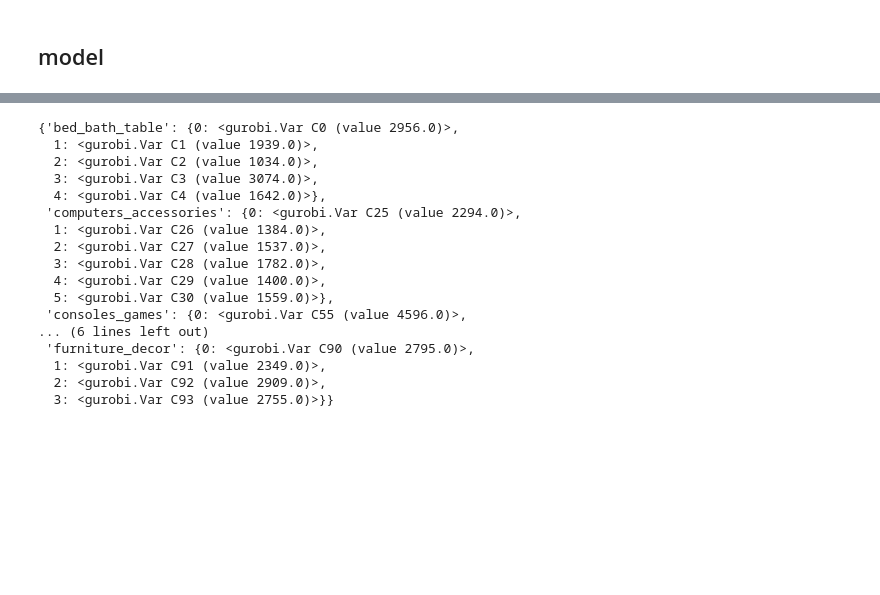
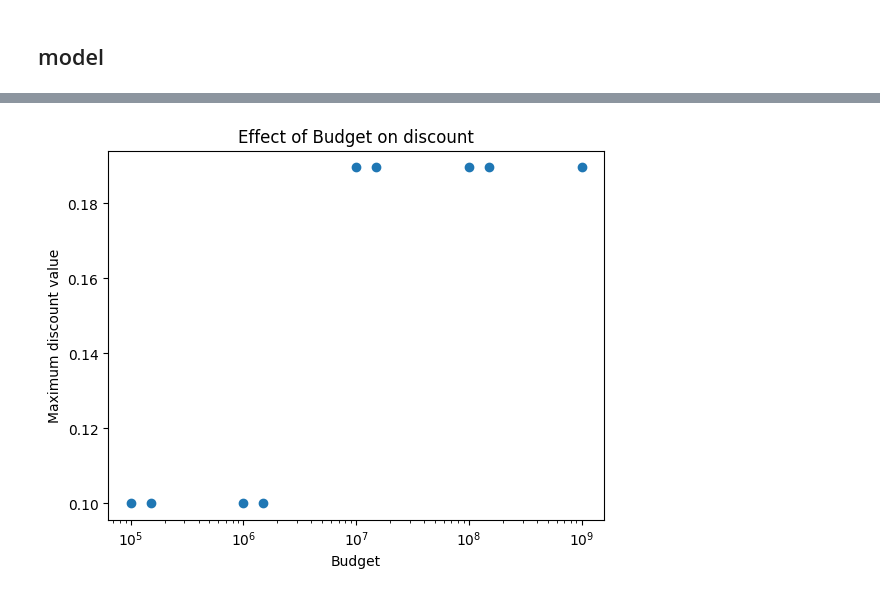
Before and after one commit to owowouwu/optimisation-ass-2, a Jupyter notebook: model_experiments.ipynb, the cells around one changed output, grey strips where cells are left out. Cells and saved outputs as stored; diff of their text form; code cells hidden in the pictures; blank space fills up the shorter version.

```diff
--- a/model_experiments.ipynb
+++ b/model_experiments.ipynb
@@ -247,20 +335,13 @@ AttributeError: module 'matplotlib' has no attribute 'get_data_path'
 # %%
+# plot objective function values against discount factors
+plt.scatter(Budget, discount1)
+plt.xlabel("Budget")
+plt.ylabel("Maximum discount value")
+plt.title("Effect of Budget on discount")
+plt.xscale('log')
+plt.show()
+
+#plt.savefig('Effect of Budget on discount')
 # %% [output]
-{'bed_bath_table': {0: <gurobi.Var C0 (value 2956.0)>,
-  1: <gurobi.Var C1 (value 1939.0)>,
-  2: <gurobi.Var C2 (value 1034.0)>,
-  3: <gurobi.Var C3 (value 3074.0)>,
-  4: <gurobi.Var C4 (value 1642.0)>},
- 'computers_accessories': {0: <gurobi.Var C25 (value 2294.0)>,
-  1: <gurobi.Var C26 (value 1384.0)>,
-  2: <gurobi.Var C27 (value 1537.0)>,
-  3: <gurobi.Var C28 (value 1782.0)>,
-  4: <gurobi.Var C29 (value 1400.0)>,
-  5: <gurobi.Var C30 (value 1559.0)>},
- 'consoles_games': {0: <gurobi.Var C55 (value 4596.0)>,
-... (6 lines left out)
- 'furniture_decor': {0: <gurobi.Var C90 (value 2795.0)>,
-  1: <gurobi.Var C91 (value 2349.0)>,
-  2: <gurobi.Var C92 (value 2909.0)>,
-  3: <gurobi.Var C93 (value 2755.0)>}}
+[figure, added]
 # %%
```
Also changed, not shown: parts of 9 cells of this notebook.
